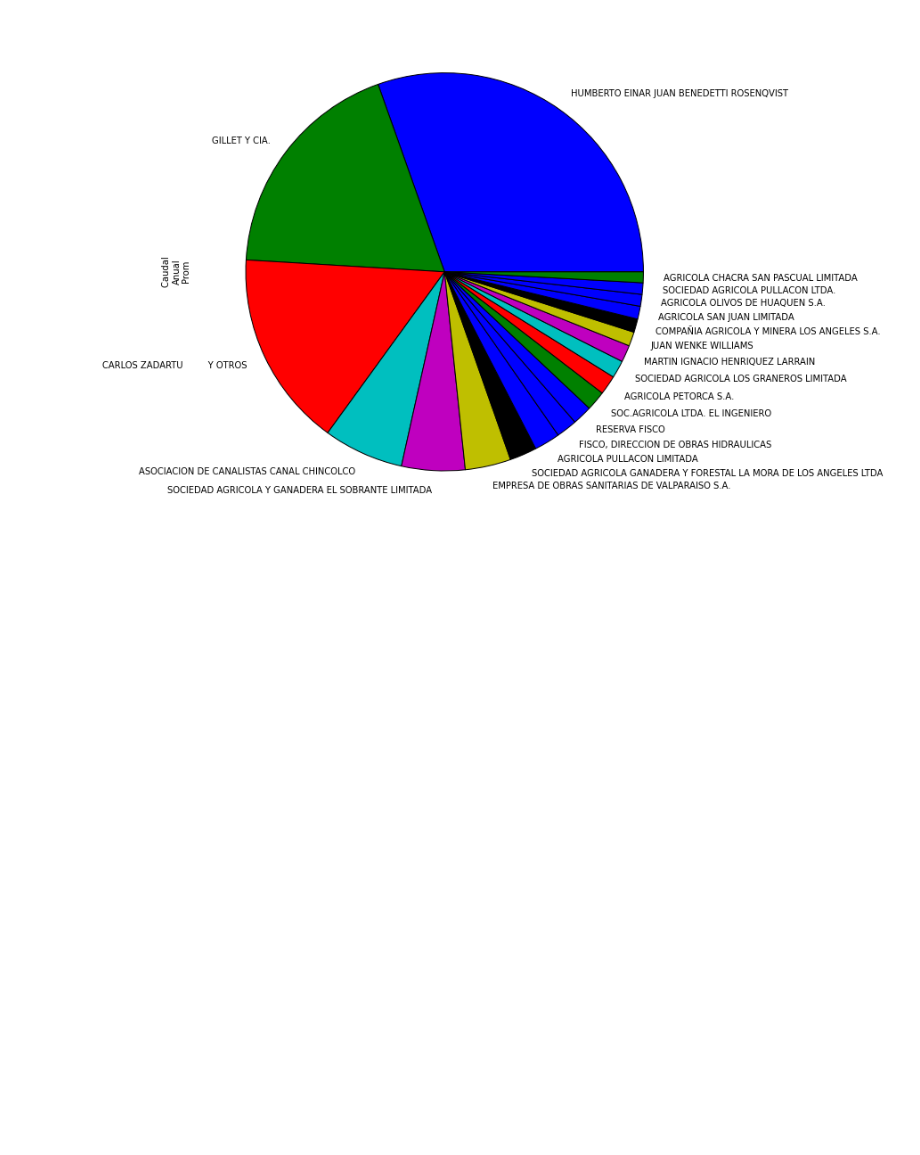
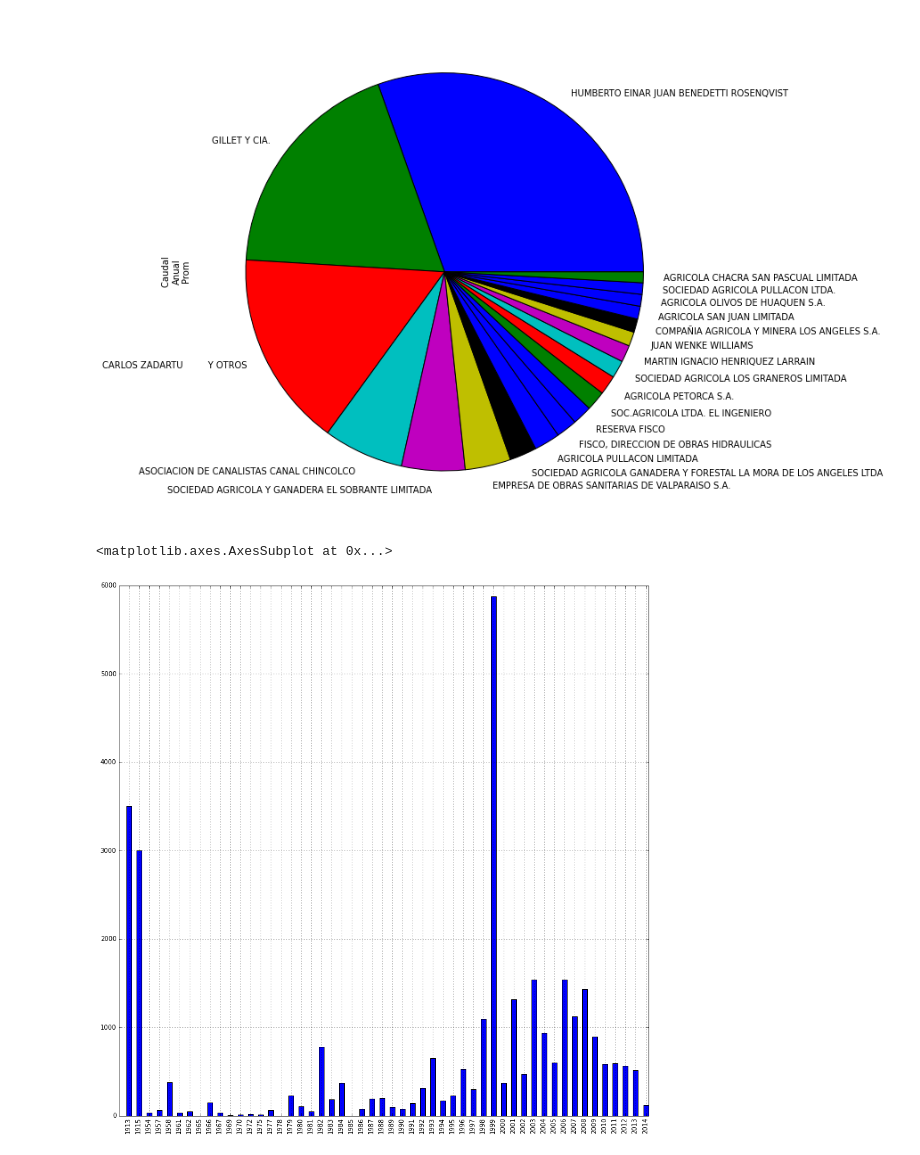
Before and after one commit to jrovegno/fci, a Jupyter notebook: Derechos-Agua-Petorca.ipynb, the cells around one changed output. Cells and saved outputs as stored; diff of their text form; code cells hidden in the pictures; blank space fills up the shorter version.

Commit message:
Rename grouped varibles and add caudales_year plot

```diff
--- a/Derechos-Agua-Petorca.ipynb
+++ b/Derechos-Agua-Petorca.ipynb
@@ -146,3 +146,12 @@ caudales_desc.plot(kind='pie', figsize=(10, 10))
 # %% [output]
 <matplotlib.axes.AxesSubplot at 0x...>
 [figure]
+# %%
+grp_year = ddaa.groupby(lambda x: x.year)
+# %%
+caudales_year = grp_year[u'Caudal \nAnual\nProm'].sum()
+# %%
+caudales_year.plot(kind='bar', figsize=(15, 15))
+# %% [output]
+<matplotlib.axes.AxesSubplot at 0x...>
+[figure, added]
```
Also changed, not shown: parts of 2 cells of this notebook.
